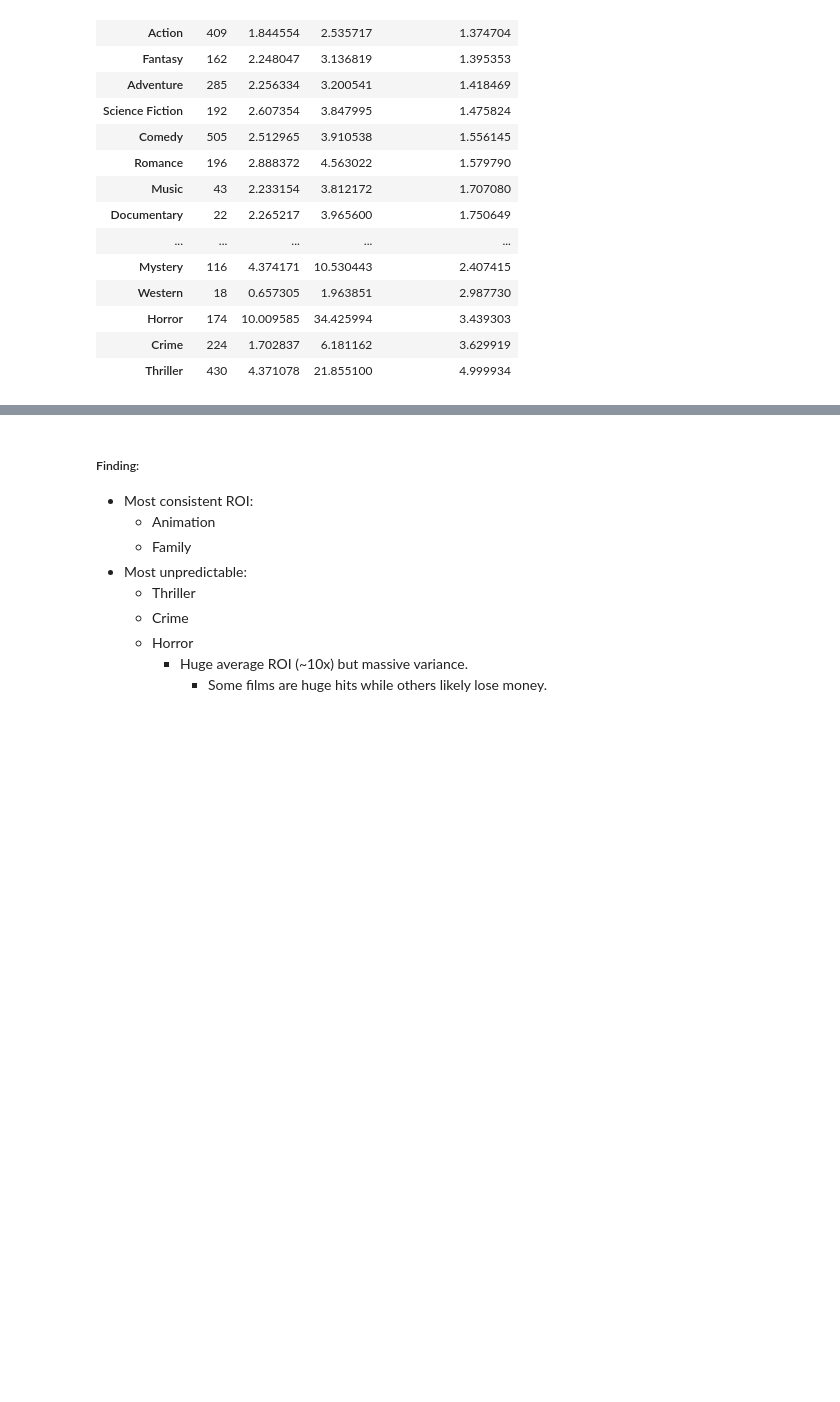
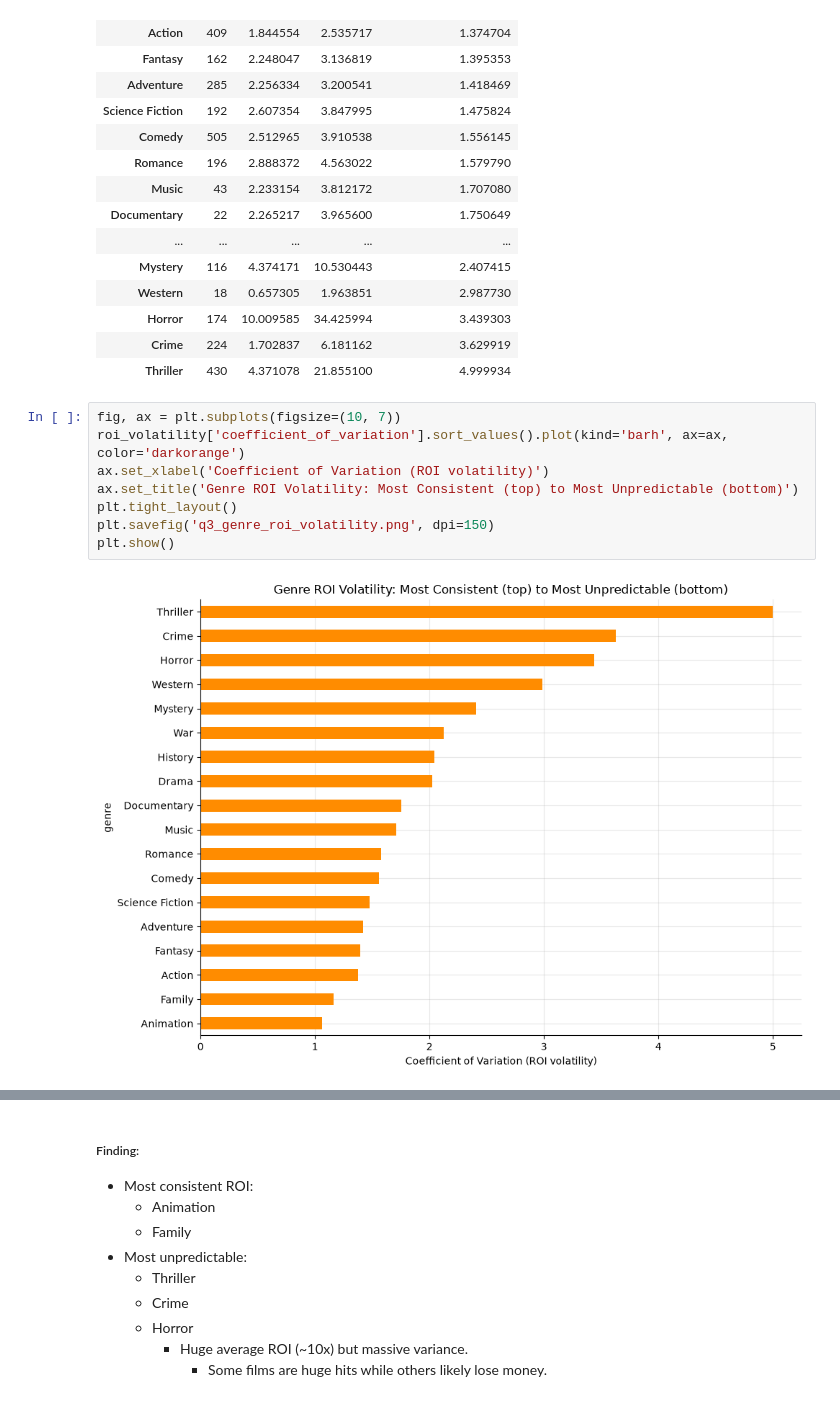
Before and after one commit to npchowdr/group2_movies, a Jupyter notebook: genre_analysis.ipynb, the cells around one changed output, grey strips where cells are left out. Saved outputs shown, nothing was run; the diff lists cells and outputs as text; blank space fills up the shorter version.

```diff
--- a/genre_analysis.ipynb
+++ b/genre_analysis.ipynb
@@ -221,3 +285,13 @@ roi_volatility.sort_values('coefficient_of_variation')
 | Horror | 174 | 10.009585 | 34.425994 | 3.439303 |
 | Crime | 224 | 1.702837 | 6.181162 | 3.629919 |
 | Thriller | 430 | 4.371078 | 21.855100 | 4.999934 |
+# %%
+fig, ax = plt.subplots(figsize=(10, 7))
+roi_volatility['coefficient_of_variation'].sort_values().plot(kind='barh', ax=ax, color='darkorange')
+ax.set_xlabel('Coefficient of Variation (ROI volatility)')
+ax.set_title('Genre ROI Volatility: Most Consistent (top) to Most Unpredictable (bottom)')
+plt.tight_layout()
+plt.savefig('q3_genre_roi_volatility.png', dpi=150)
+plt.show()
+# %% [output]
+[figure, added]
```
Also changed, not shown: parts of 4 cells of this notebook.
